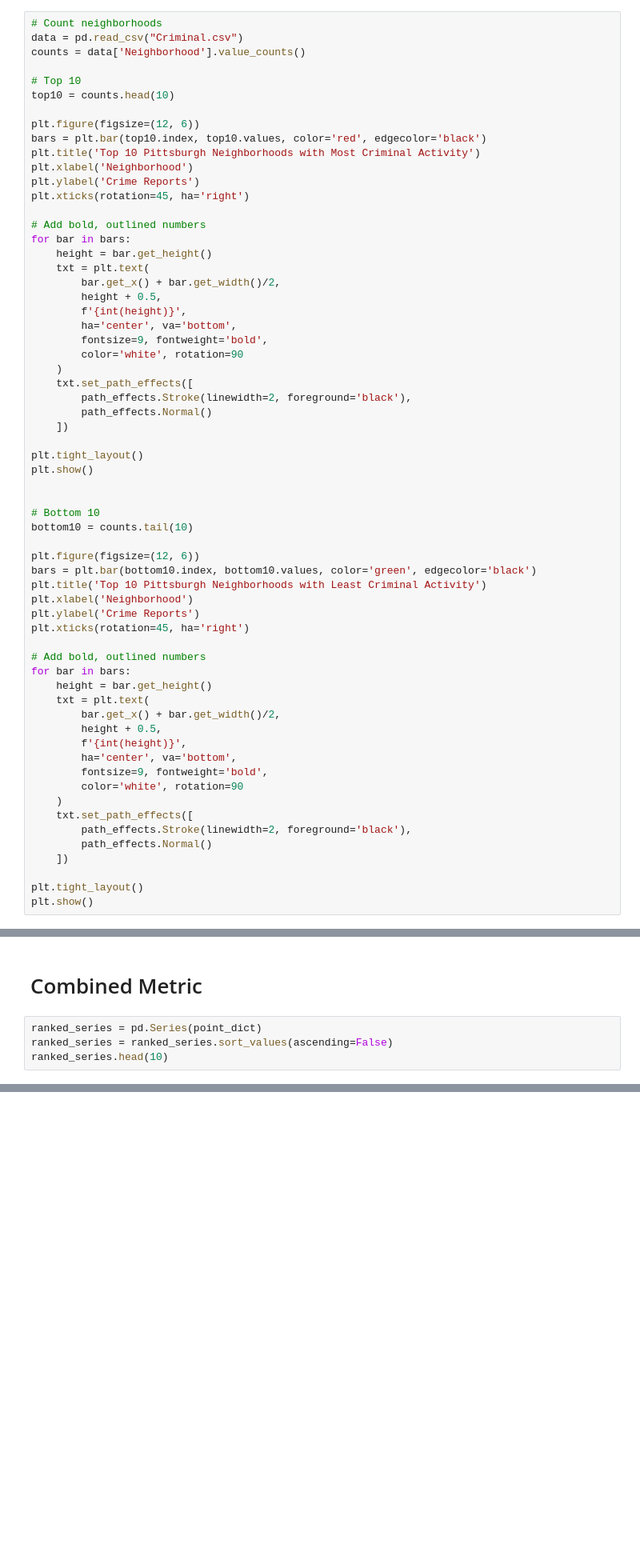
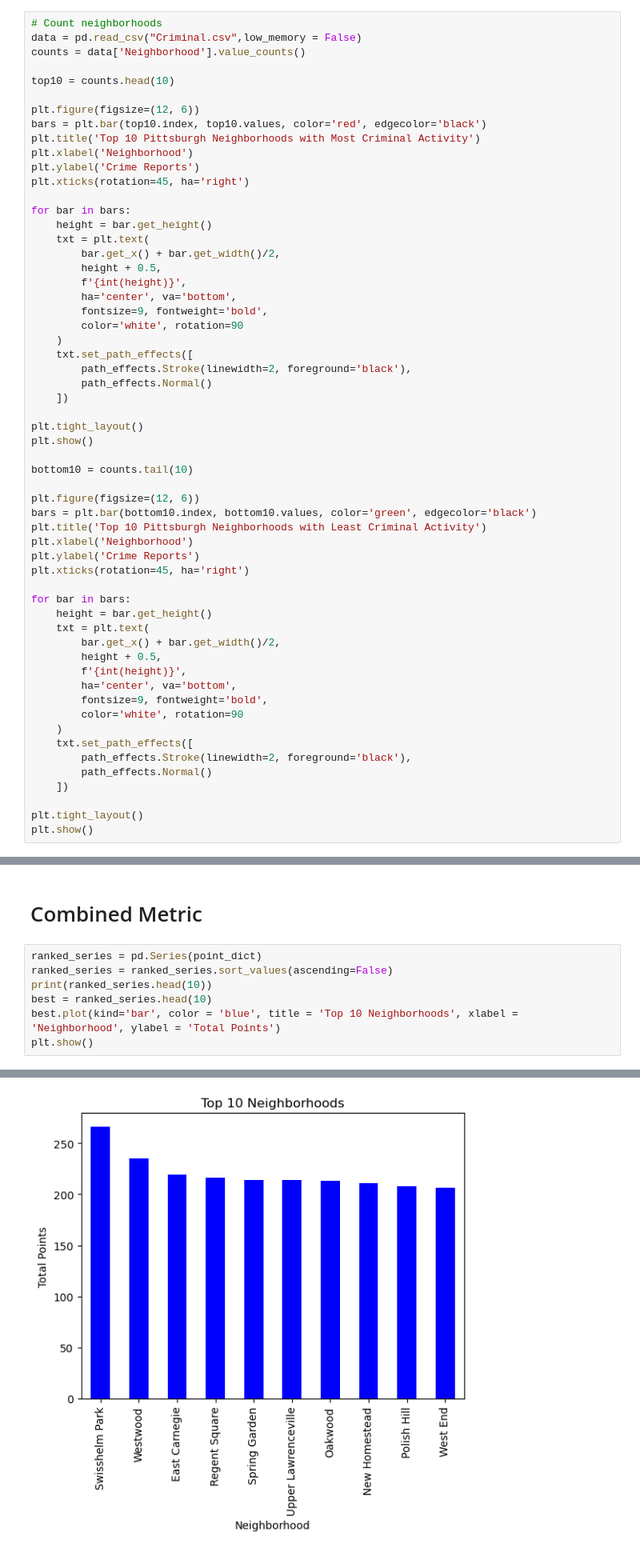
Before and after one commit to Brendan-Lill/CMPINF-0010-Final-Project, a Jupyter notebook: Combined-Notebook.ipynb, the cells around one changed output, grey strips where cells are left out. Shown: that part at 80% size. Drawn from its saved outputs; the diff is of its cells as text; blank space fills up the shorter version.

```diff
--- a/Combined-Notebook.ipynb
+++ b/Combined-Notebook.ipynb
@@ -59,9 +54,8 @@ Explanation of SM2
 # %%
 # Count neighborhoods
-data = pd.read_csv("Criminal.csv")
+data = pd.read_csv("Criminal.csv",low_memory = False)
 counts = data['Neighborhood'].value_counts()
 
-# Top 10
 top10 = counts.head(10)
 
 plt.figure(figsize=(12, 6))
@@ -71,7 +65,6 @@ plt.xlabel('Neighborhood')
 plt.ylabel('Crime Reports')
 plt.xticks(rotation=45, ha='right')
 
-# Add bold, outlined numbers
 for bar in bars:
     height = bar.get_height()
     txt = plt.text(
@@ -90,8 +83,6 @@ for bar in bars:
 plt.tight_layout()
 plt.show()
 
-
-# Bottom 10
 bottom10 = counts.tail(10)
 
 plt.figure(figsize=(12, 6))
@@ -101,7 +92,6 @@ plt.xlabel('Neighborhood')
 plt.ylabel('Crime Reports')
 plt.xticks(rotation=45, ha='right')
 
-# Add bold, outlined numbers
 for bar in bars:
     height = bar.get_height()
     txt = plt.text(
@@ -194,19 +186,23 @@ The neighborhoods that are considered the best in my dataset are used by the met
 # %%
 ranked_series = pd.Series(point_dict)
 ranked_series = ranked_series.sort_values(ascending=False)
-ranked_series.head(10)
+print(ranked_series.head(10))
+best = ranked_series.head(10)
+best.plot(kind='bar', color = 'blue', title = 'Top 10 Neighborhoods', xlabel = 'Neighborhood', ylabel = 'Total Points')
+plt.show()
 # %% [output]
 Swisshelm Park         266.0
 Westwood               235.0
 East Carnegie          219.0
 Regent Square          216.0
 Spring Garden          214.0
 Upper Lawrenceville    214.0
 Oakwood                213.0
 New Homestead          211.0
 Polish Hill            208.0
 West End               206.0
 dtype: float64
+[figure, added]
 # %% [markdown]
 # Conclusion
 
```
Also changed, not shown: parts of 4 cells of this notebook.
